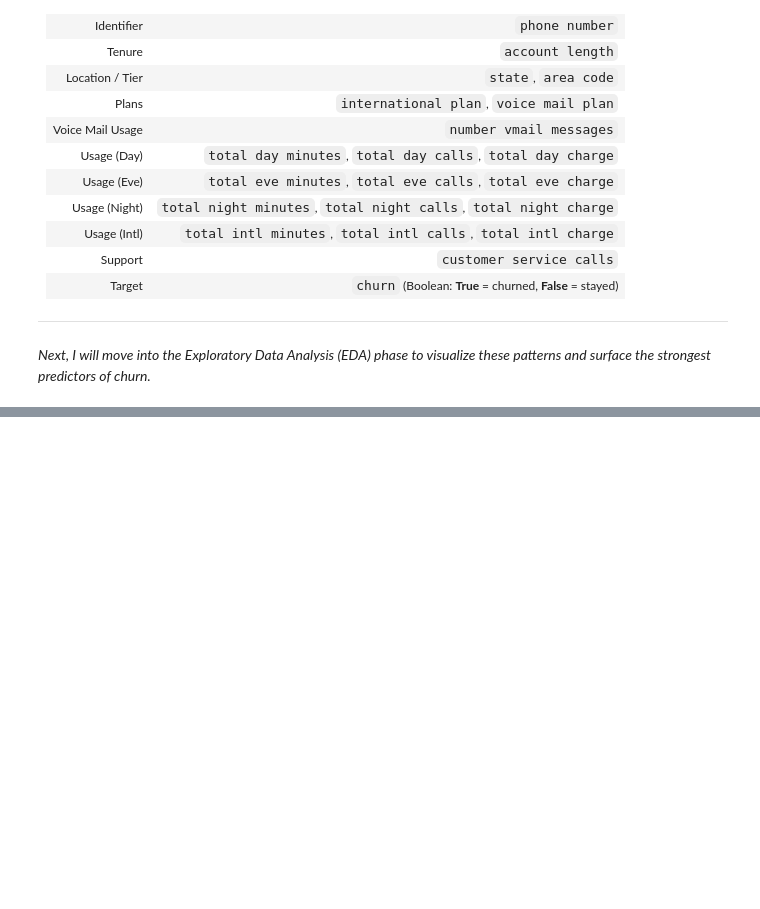
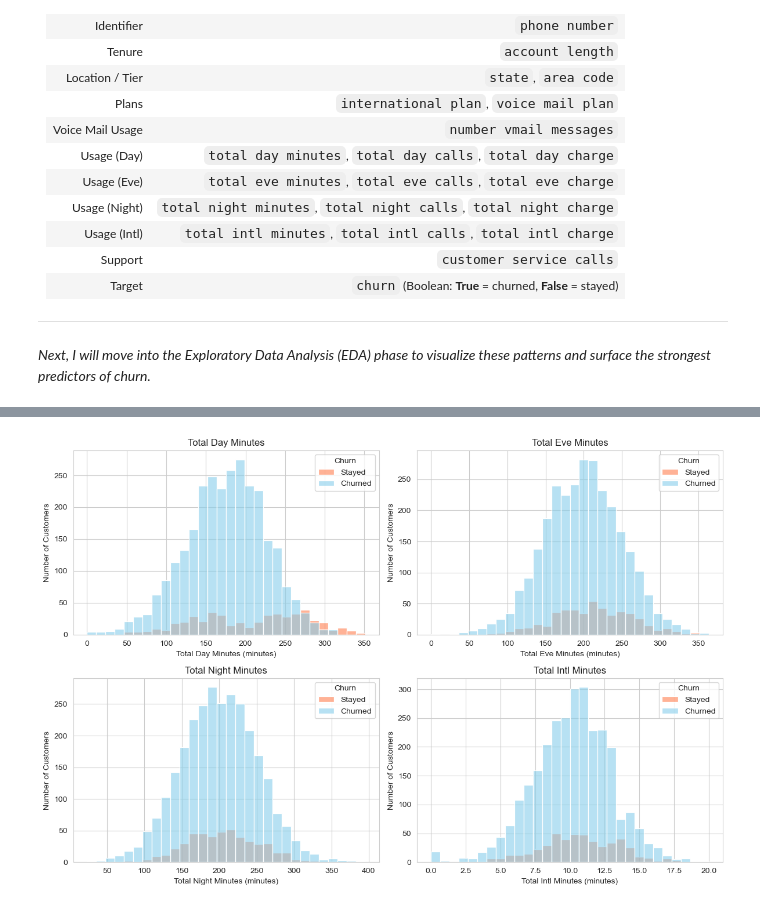
Before and after one commit to rosemiriti/Syria_Telco_Churn_Prediction_Project, a Jupyter notebook: syria_telco_churn.ipynb, the cells around one changed output, grey strips where cells are left out. Saved outputs shown, nothing was run; the diff lists cells and outputs as text; code cells hidden in the pictures; blank space fills up the shorter version.

```diff
--- a/syria_telco_churn.ipynb
+++ b/syria_telco_churn.ipynb
@@ -213,0 +312,20 @@ Because there are no missing or duplicate entries and all data types align with
+# %%
+# Plot for Usage Patterns
+usage_cols = ['total_day_minutes', 'total_eve_minutes',
+              'total_night_minutes', 'total_intl_minutes']
+
+fig, axes = plt.subplots(2, 2, figsize=(12, 8));
+axes = axes.flatten()
+
+for ax, col in zip(axes, usage_cols):
+    sns.histplot(data=df_churn, x=col, hue='churn', bins=30, alpha=0.6, ax=ax, palette={0: 'skyblue', 1: 'coral'}, legend=False)
+    ax.set_title(col.replace('_', ' ').title())
+    ax.set_xlabel(col.replace('_', ' ').title() + " (minutes)")
+    ax.set_ylabel("Number of Customers")
+    ax.legend(title='Churn', labels=['Stayed', 'Churned'])
+
+plt.tight_layout()
+plt.savefig("Images/usage_histograms.png", dpi=300)
+plt.show()
+# %% [output]
+[figure, added]
```
Also changed, not shown: parts of 26 cells of this notebook.
